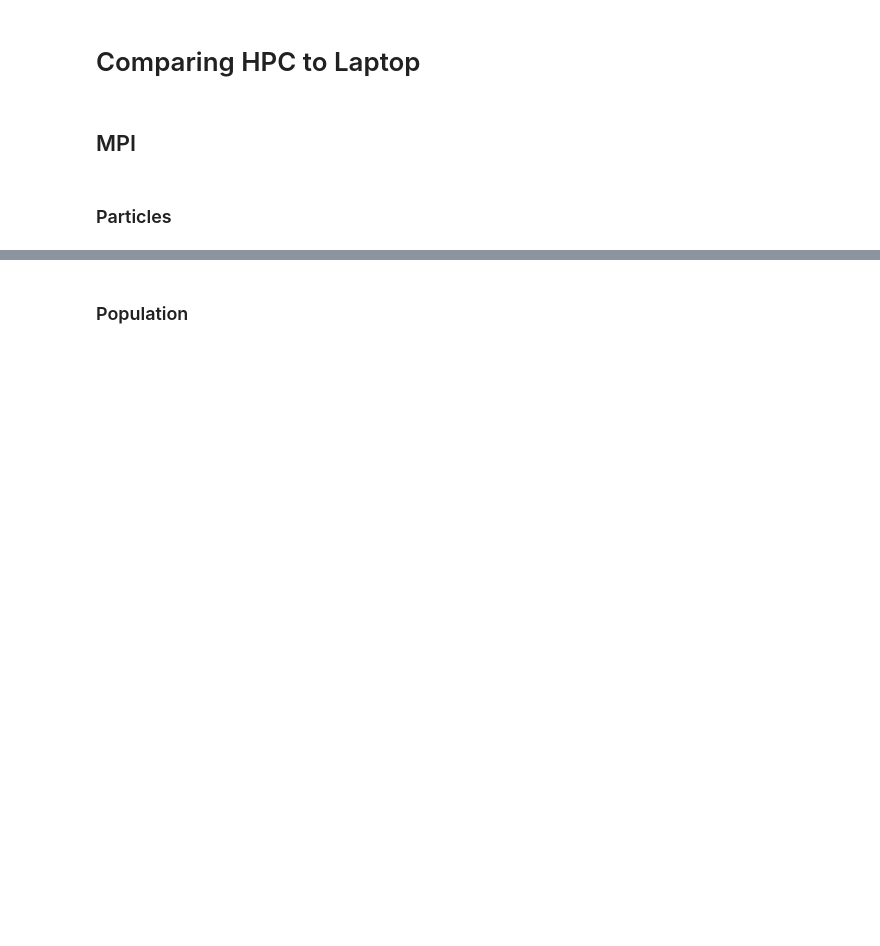
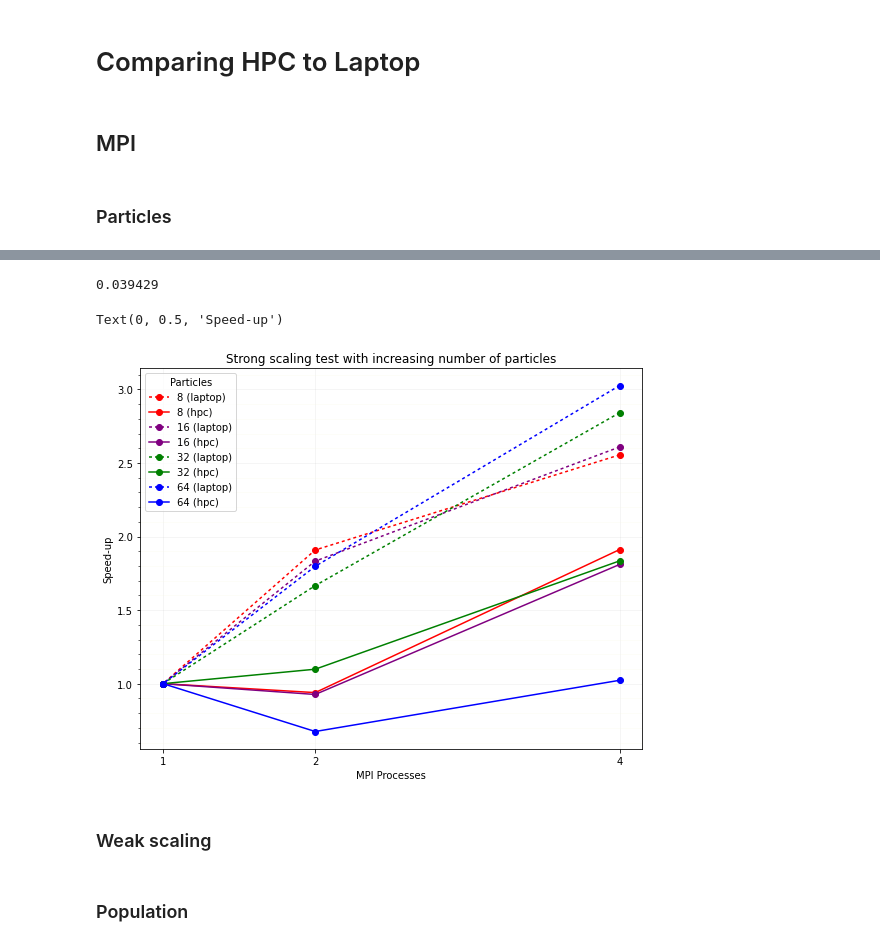
Before and after one commit to matthewdicks98/CSC-HPC-Project, a Jupyter notebook: Experiment2.0.ipynb, the cells around one changed output, grey strips where cells are left out. Saved outputs shown, nothing was run; the diff lists cells and outputs as text; code cells hidden in the pictures; blank space fills up the shorter version.

Commit message:
plots done

```diff
--- a/Experiment2.0.ipynb
+++ b/Experiment2.0.ipynb
@@ -247,3 +247,11 @@ Text(0, 0.5, 'Speed-up')
 ## MPI
 # %% [markdown]
 ### Particles
+# %%
+cores_lap = [1,2,4][::-1]
+cores = [1,2,4,8,16,32][::-1]
+particles = [8,16,32,64,128]
+particles_lap = [8,16,32,64]
+# %%
+mpi_particles_lap = pd.read_csv('Results2.0/laptop/mpi/mpi_particles.txt')
+mpi_particles_lap.head()
@@ -250,2 +265,32 @@ Text(0, 0.5, 'Speed-up')
+# %%
+colors = ['red','purple','green','blue','brown']
+# %%
+mpi_particles[mpi_particles[' num_particles']==8].loc[mpi_particles['cores']==1][' elapsed/gen_count'].to_list()[0]
+# %% [output]
+0.039429
+# %%
+plt.figure(figsize=(9,7))
+plt.grid(alpha=0.15)
+plt.minorticks_on()
+plt.grid(which='minor', color='beige', alpha=0.25)
+col_index = 0
+for particle in particles_lap:
+    seq_time_lap = mpi_particles_lap[mpi_particles_lap[' num_particles']==particle].loc[mpi_particles_lap['cores']==1][' elapsed/gen_count'].to_list()[0]
+    seq_time = mpi_particles[mpi_particles[' num_particles']==particle].loc[mpi_particles['cores']==1][' elapsed/gen_count'].to_list()[0]
+    plt.plot(cores_lap,seq_time_lap/mpi_particles_lap[mpi_particles_lap[' num_particles']==particle][' elapsed/gen_count'],
+             marker='o',color=colors[col_index], dashes=[2,2])
+    plt.plot(cores[-3:],seq_time/mpi_particles[mpi_particles[' num_particles']==particle].loc[mpi_particles['cores'] <= 4][' elapsed/gen_count'],
+             marker='o',color=colors[col_index])
+    col_index+=1
+plt.xticks(ticks = cores_lap)
+plt.legend(['8 (laptop)','8 (hpc)','16 (laptop)','16 (hpc)','32 (laptop)','32 (hpc)','64 (laptop)','64 (hpc)'],title="Particles")
+plt.title('Strong scaling test with increasing number of particles')
+plt.xlabel('MPI Processes')
+plt.ylabel('Speed-up')
+# %% [output]
+Text(0, 0.5, 'Speed-up')
+[figure, added]
+# %% [markdown]
+### Weak scaling
 # %% [markdown]
 ### Population
```
Also changed, not shown: parts of 13 cells of this notebook, 3 other files.
